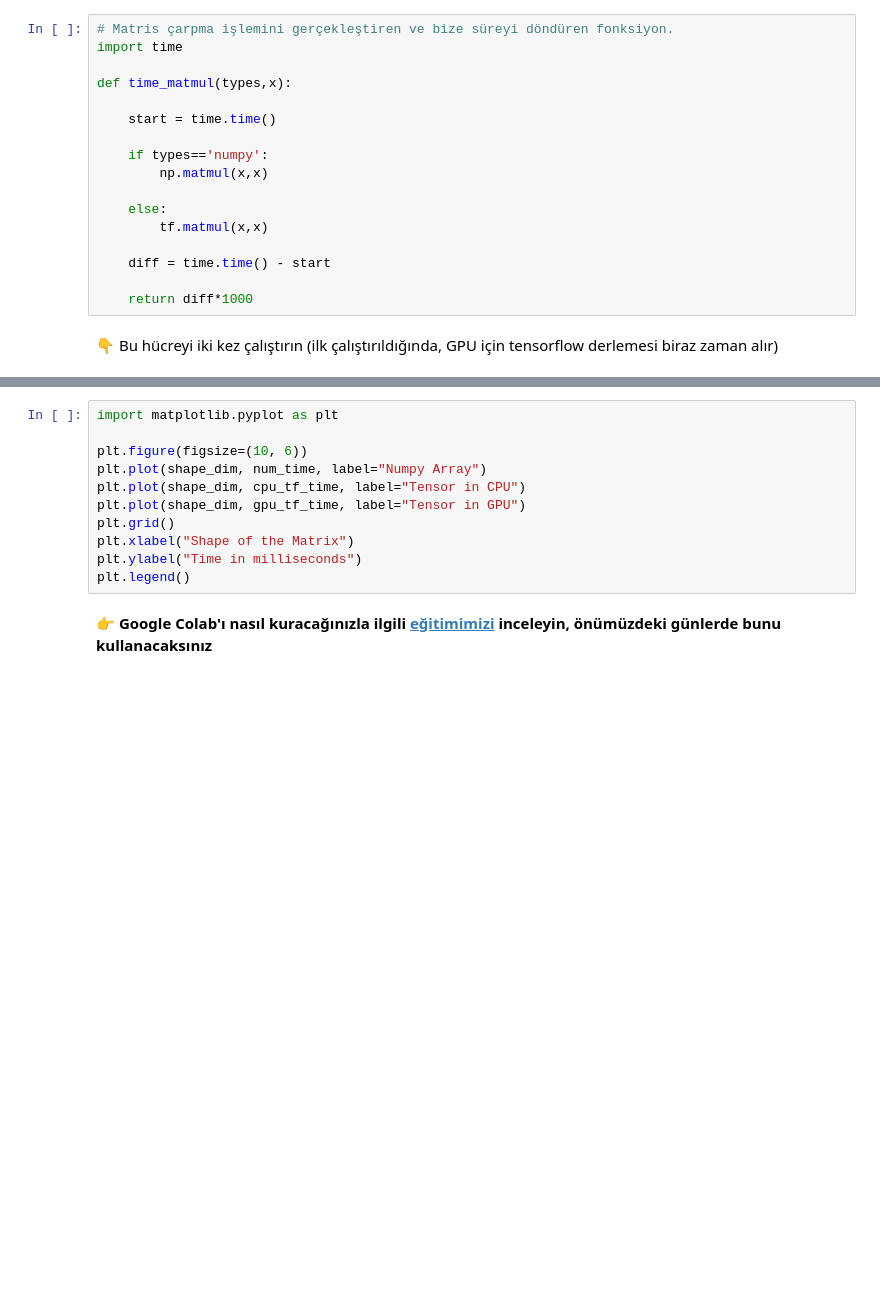
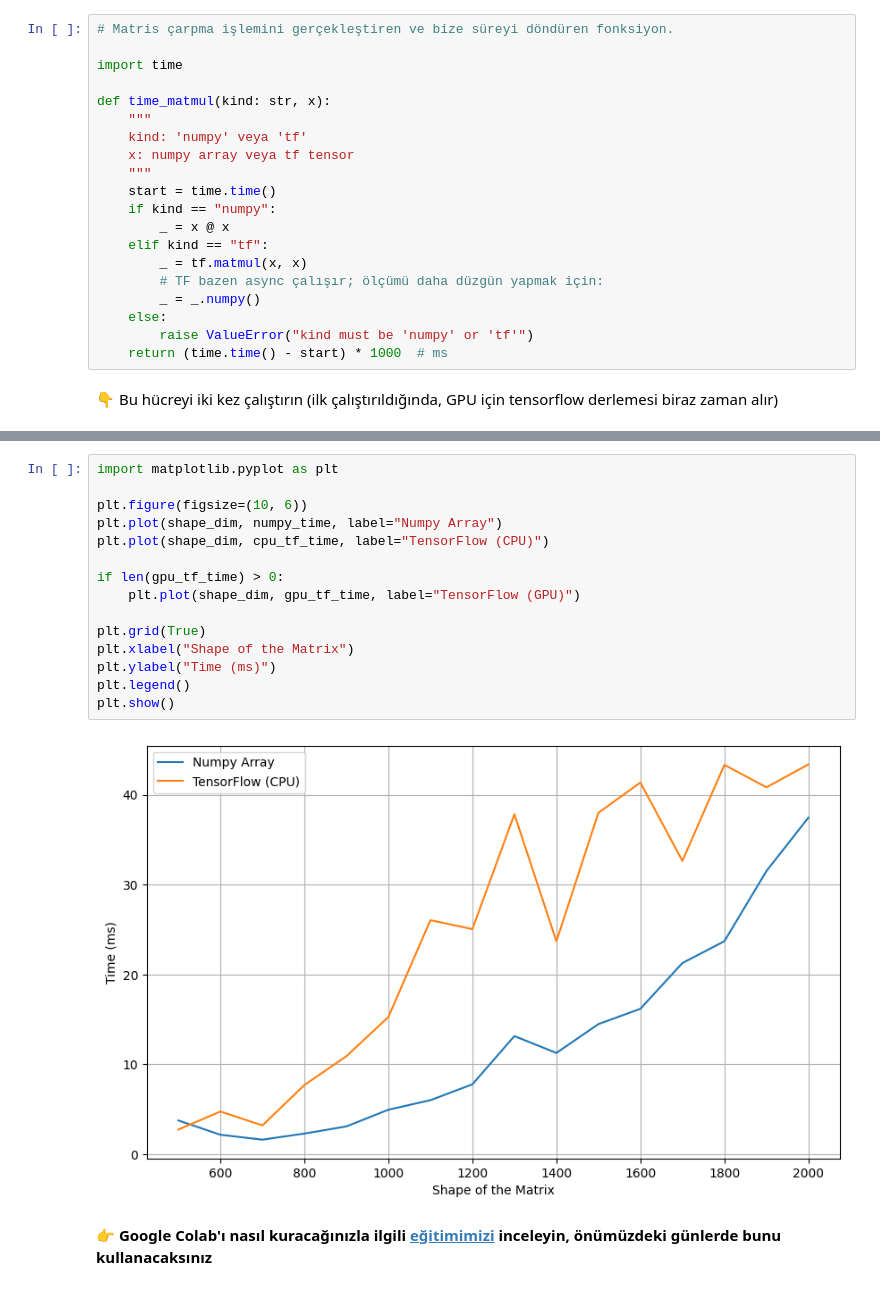
Before and after one commit to totkanligizem/S18D2-S-Data-tensorflow_demystified, a Jupyter notebook: recap.ipynb, the cells around one changed output, grey strips where cells are left out. Saved outputs shown, nothing was run; the diff lists cells and outputs as text; blank space fills up the shorter version.

```diff
--- a/recap.ipynb
+++ b/recap.ipynb
@@ -229,20 +345,23 @@ print("Num GPUs Available: ", len(tf.config.list_physical_devices('GPU')))
 # %%
 # Matris çarpma işlemini gerçekleştiren ve bize süreyi döndüren fonksiyon.
+
 import time
 
-def time_matmul(types,x):
-
+def time_matmul(kind: str, x):
+    """
+    kind: 'numpy' veya 'tf'
+    x: numpy array veya tf tensor
+    """
     start = time.time()
-
-    if types=='numpy':
-        np.matmul(x,x)
-
+    if kind == "numpy":
+        _ = x @ x
+    elif kind == "tf":
+        _ = tf.matmul(x, x)
+        # TF bazen async çalışır; ölçümü daha düzgün yapmak için:
+        _ = _.numpy()
     else:
-        tf.matmul(x,x)
-
-    diff = time.time() - start
-
-    return diff*1000
+        raise ValueError("kind must be 'numpy' or 'tf'")
+    return (time.time() - start) * 1000  # ms
 # %% [markdown]
 👇 Bu hücreyi iki kez çalıştırın (ilk çalıştırıldığında, GPU için tensorflow derlemesi biraz zaman alır)
 # %%
@@ -276,14 +417,20 @@ print("Done multiplying!")
 # %%
 import matplotlib.pyplot as plt
 
 plt.figure(figsize=(10, 6))
-plt.plot(shape_dim, num_time, label="Numpy Array")
-plt.plot(shape_dim, cpu_tf_time, label="Tensor in CPU")
-plt.plot(shape_dim, gpu_tf_time, label="Tensor in GPU")
-plt.grid()
+plt.plot(shape_dim, numpy_time, label="Numpy Array")
+plt.plot(shape_dim, cpu_tf_time, label="TensorFlow (CPU)")
+
+if len(gpu_tf_time) > 0:
+    plt.plot(shape_dim, gpu_tf_time, label="TensorFlow (GPU)")
+
+plt.grid(True)
 plt.xlabel("Shape of the Matrix")
-plt.ylabel("Time in milliseconds")
+plt.ylabel("Time (ms)")
 plt.legend()
+plt.show()
+# %% [output]
+[figure, added]
 # %% [markdown]
 👉 **Google Colab'ı nasıl kuracağınızla ilgili [eğitimimizi](https://docs.google.com/document/d/1oU4pQbNxCfu5Rm1ANfIqgylZfExsTVrnMLdKZz4toig/edit?usp=sharing)  inceleyin, önümüzdeki günlerde bunu kullanacaksınız**
 # %% [markdown]
```
Also changed, not shown: parts of 56 cells of this notebook.
